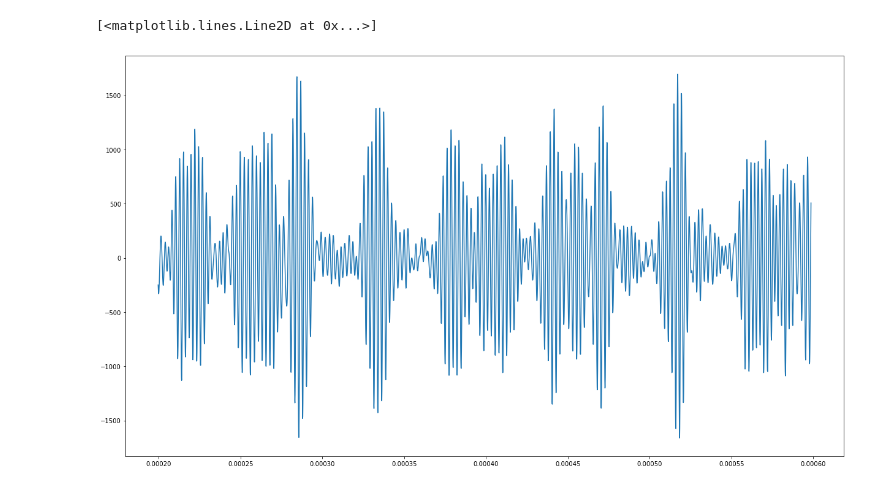
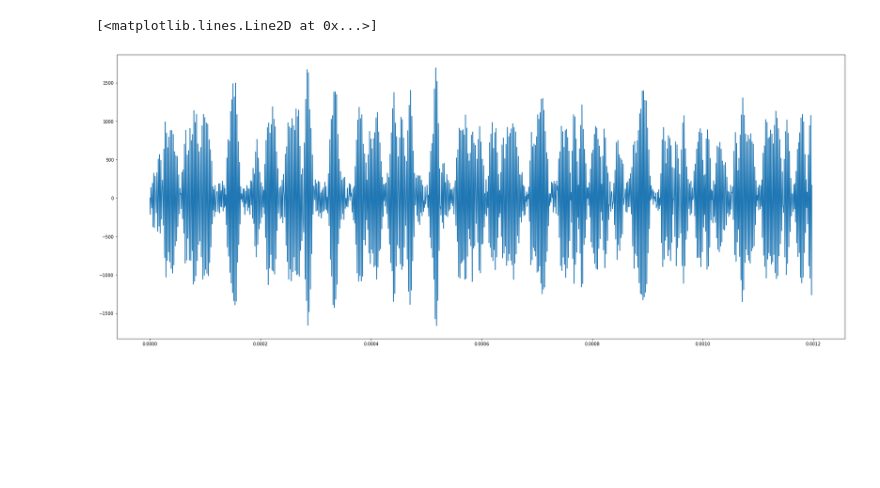
Before and after one commit to CheolJ/TIL, a Jupyter notebook: Signal Processing/code/pattern_grouping.ipynb, the cells around one changed output. Drawn from its saved outputs; the diff is of its cells as text; code cells hidden in the pictures; blank space fills up the shorter version.

```diff
--- a/Signal Processing/code/pattern_grouping.ipynb
+++ b/Signal Processing/code/pattern_grouping.ipynb
@@ -13,11 +13,11 @@ data_num = len(raw_data)
 time = 5
 x_time = np.arange(0, time, time/data_num)
 # %%
-plt.figure(figsize=(21, 12))
-plt.plot(x_time[2000:6000], raw_data[2000:6000])
+plt.figure(figsize=(30, 12))
+plt.plot(x_time[:12000], raw_data[:12000])
 # %% [output]
 [<matplotlib.lines.Line2D at 0x...>]
-[figure, old version]
+[figure, new version]
 # %%
 # DAE
 input_data = tf.keras.input(shape=(200,))
```
